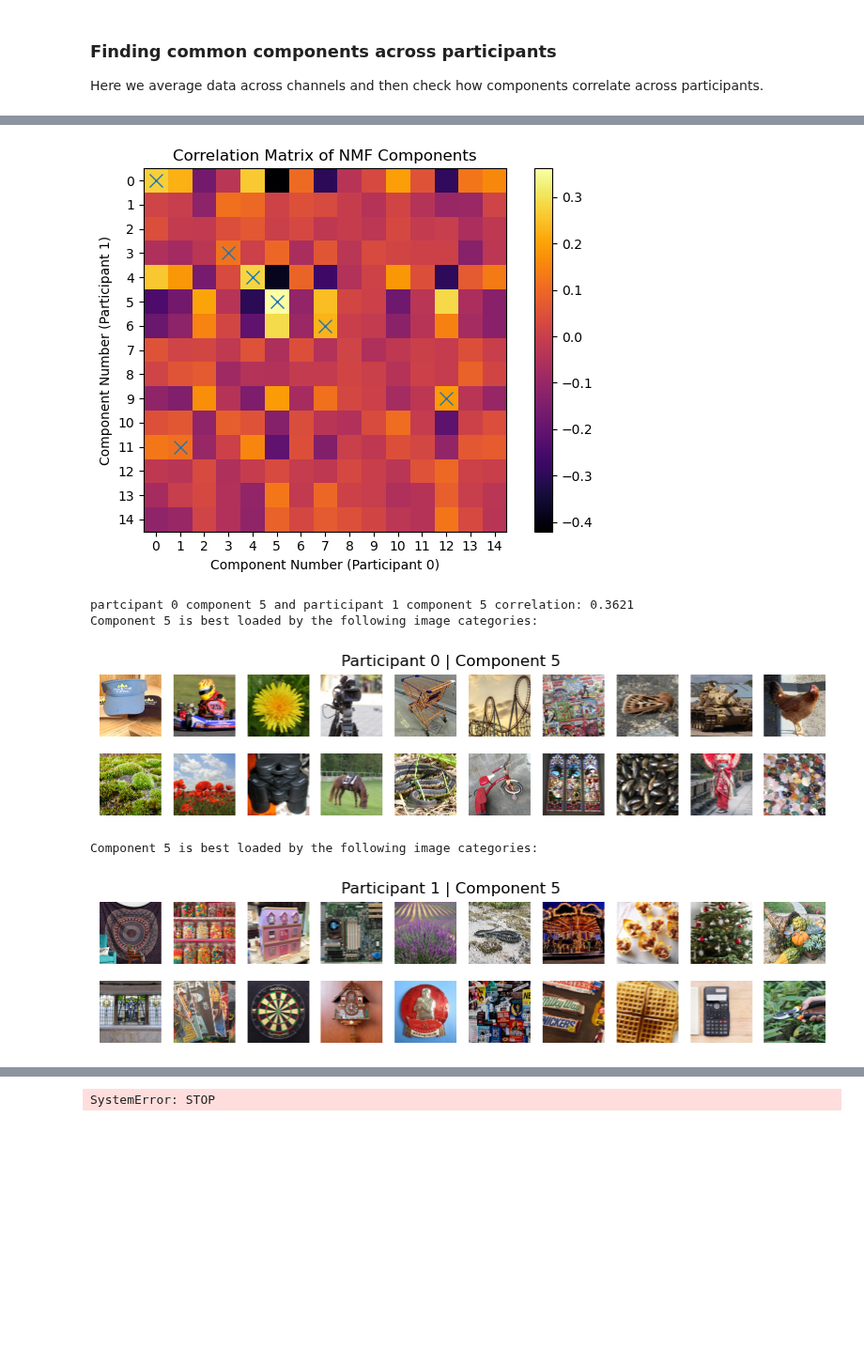
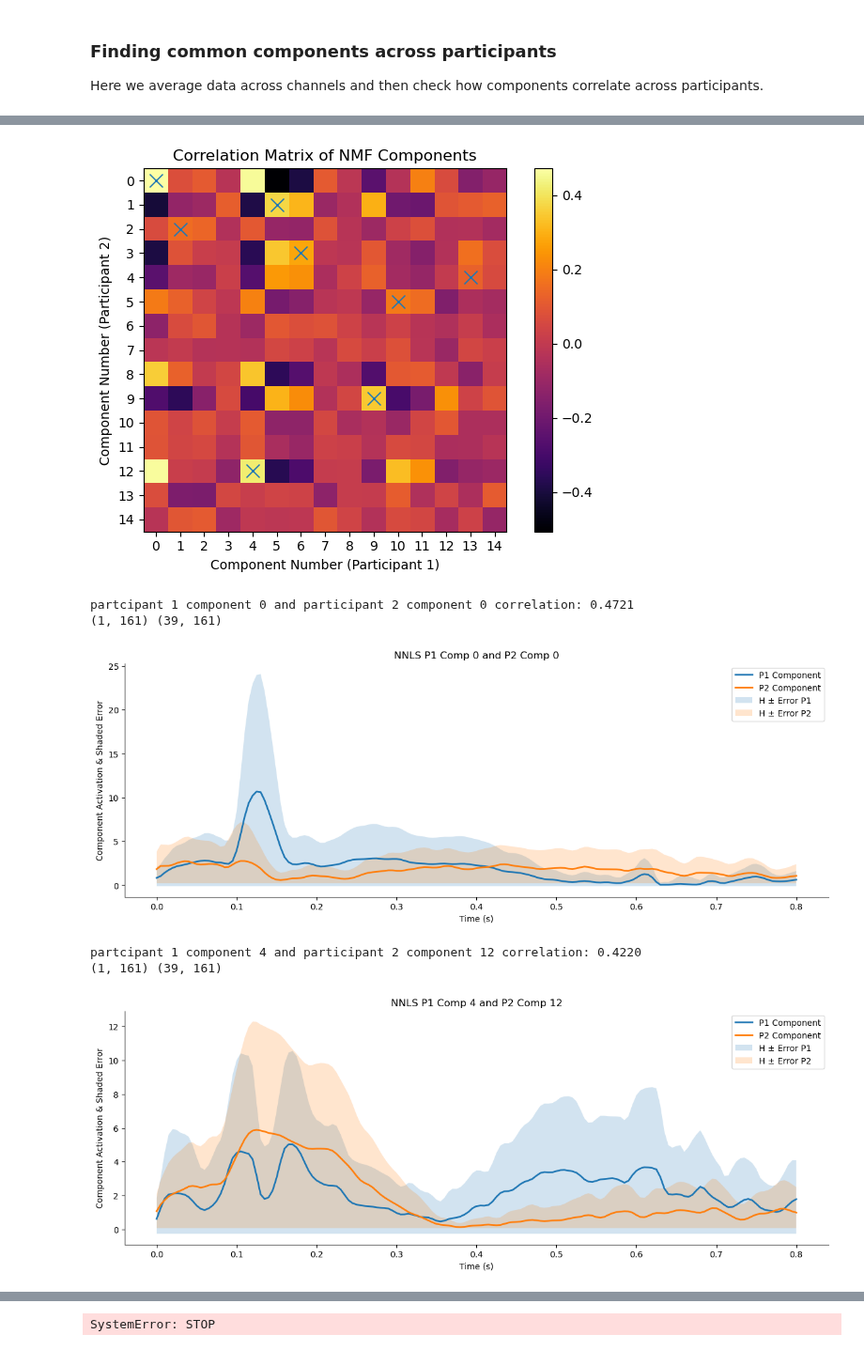
Before and after one commit to AtharvSuryawanshi/Neural-Representations-using-Things-Database, a Jupyter notebook: notebooks/NMF_meg10.ipynb, the cells around one changed output, grey strips where cells are left out. Shown at 94% size. Saved outputs shown, nothing was run; the diff lists cells and outputs as text; code cells hidden in the pictures; blank space fills up the shorter version.

Commit message:
good summarize component plotting

```diff
--- a/notebooks/NMF_meg10.ipynb
+++ b/notebooks/NMF_meg10.ipynb
@@ -735,11 +783,11 @@ def max_corr_components(participant1, participant2):
 # %%
-p1 = 0
-p2 = 1
+p1 = 1
+p2 = 2
 unique_pairs, corr_matrix = max_corr_components(p1, p2)
-for pair in unique_pairs[:1]:
+for pair in unique_pairs[:3]:
     print(f"partcipant {p1} component {pair[0]} and participant {p2} component {pair[1]} correlation: {corr_matrix[pair[0], pair[1]]:.4f}")
-    print_specific_component_images(idk, p1, pair[0], images_to_show=20, rows = 2)
-    print_specific_component_images(idk, p2, pair[1], images_to_show=20, rows = 2)
+    # print_specific_component_images(idk, p1, pair[0], images_to_show=20, rows = 2)
+    # print_specific_component_images(idk, p2, pair[1], images_to_show=20, rows = 2)
     nnls_1 = perform_plot_nnls(idk, p1, idk.X_dict[p1], channel_plt=1, baseline_regressor=True, plot=False)
     nnls_2 = perform_plot_nnls(idk, p2, idk.X_dict[p2], channel_plt=1, baseline_regressor=True, plot=False)
     plot_summarized_components(nnls_1[pair[0],:,:], nnls_2[pair[1],:,:], participants = [p1, p2], title = f"NNLS P{p1} Comp {pair[0]} and P{p2} Comp {pair[1]}")
@@ -761,6 +809,7 @@ for pair in unique_pairs[:1]:
-[figure, old version]
+[figure, new version]
-partcipant 0 component 5 and participant 1 component 5 correlation: 0.3621
-Component 5 is best loaded by the following image categories:
+partcipant 1 component 0 and participant 2 component 0 correlation: 0.4721
+(1, 161) (39, 161)
-[figure, old version]
+[figure, new version]
-Component 5 is best loaded by the following image categories:
+partcipant 1 component 4 and participant 2 component 12 correlation: 0.4220
+(1, 161) (39, 161)
-[figure, old version]
+[figure, new version]
```
Also changed, not shown: parts of 5 cells of this notebook, 1 other file.
